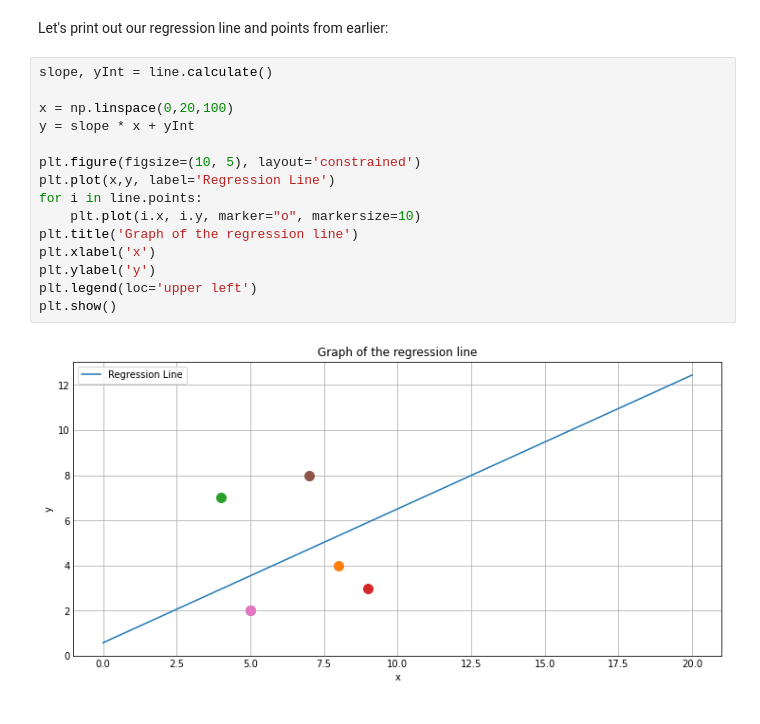
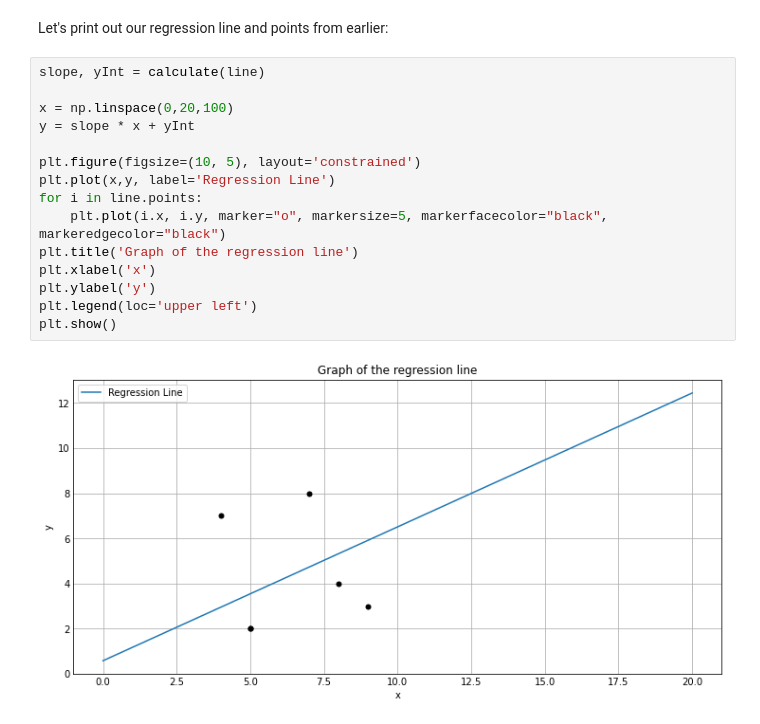
Before and after one commit to OccultSlolem/Regression-Testing, a Jupyter notebook: index.ipynb, the cells around one changed output. Saved outputs shown, nothing was run; the diff lists cells and outputs as text.

```diff
--- a/index.ipynb
+++ b/index.ipynb
@@ -100,19 +92,19 @@ Text(0, 0.5, 'entry b')
 # %% [markdown]
 Let's print out our regression line and points from earlier:
 # %%
-slope, yInt = line.calculate()
+slope, yInt = calculate(line)
 
 x = np.linspace(0,20,100)
 y = slope * x + yInt
 
 plt.figure(figsize=(10, 5), layout='constrained')
 plt.plot(x,y, label='Regression Line')
 for i in line.points:
-    plt.plot(i.x, i.y, marker="o", markersize=10)
+    plt.plot(i.x, i.y, marker="o", markersize=5, markerfacecolor="black", markeredgecolor="black")
 plt.title('Graph of the regression line')
 plt.xlabel('x')
 plt.ylabel('y')
 plt.legend(loc='upper left')
 plt.show()
 # %% [output]
-[figure, old version]
+[figure, new version]
```
Also changed, not shown: parts of 4 cells of this notebook.
